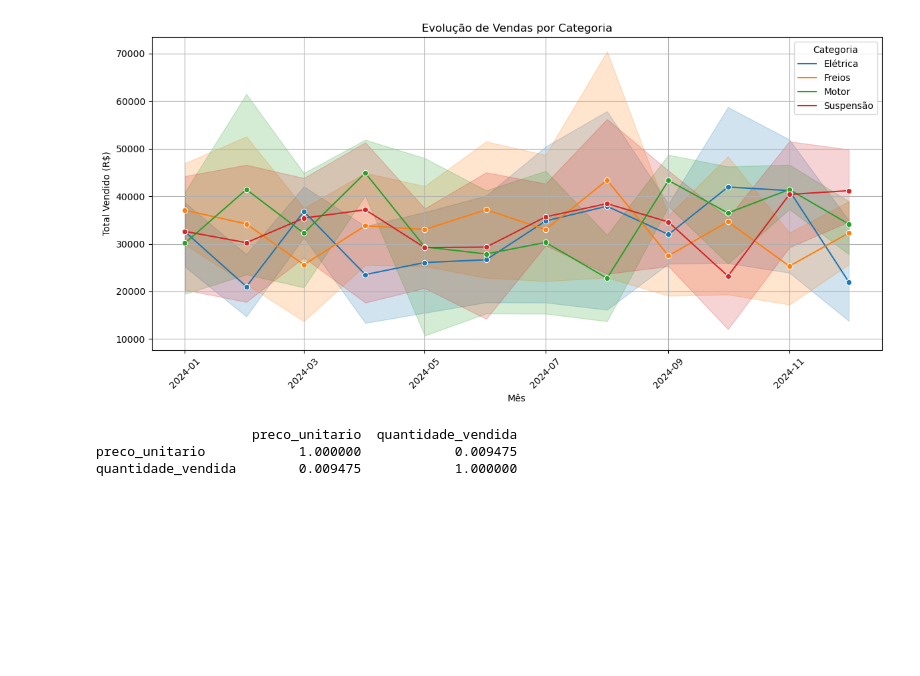
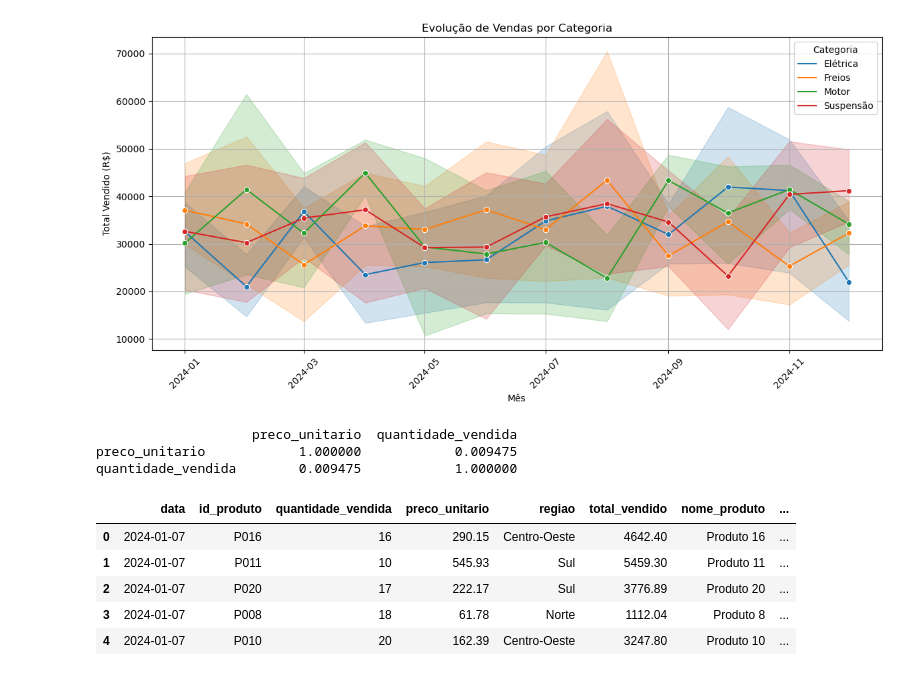
Before and after one commit to juliaborgess18/analise-de-vendas-com-python, a Jupyter notebook: analytics/main.ipynb, the cells around one changed output. Cells and saved outputs as stored; diff of their text form; code cells hidden in the pictures; blank space fills up the shorter version.

```diff
--- a/analytics/main.ipynb
+++ b/analytics/main.ipynb
@@ -124,3 +124,12 @@ print(correlacao)
                     preco_unitario  quantidade_vendida
 preco_unitario            1.000000            0.009475
 quantidade_vendida        0.009475            1.000000
+# %%
+df_vendas.head()
+# %% [output]
+|  | data | id_produto | quantidade_vendida | preco_unitario | regiao | total_vendido | nome_produto | ... |
+| 0 | 2024-01-07 | P016 | 16 | 290.15 | Centro-Oeste | 4642.40 | Produto 16 | ... |
+| 1 | 2024-01-07 | P011 | 10 | 545.93 | Sul | 5459.30 | Produto 11 | ... |
+| 2 | 2024-01-07 | P020 | 17 | 222.17 | Sul | 3776.89 | Produto 20 | ... |
+| 3 | 2024-01-07 | P008 | 18 | 61.78 | Norte | 1112.04 | Produto 8 | ... |
+| 4 | 2024-01-07 | P010 | 20 | 162.39 | Centro-Oeste | 3247.80 | Produto 10 | ... |
```
Also changed, not shown: parts of 2 cells of this notebook.
